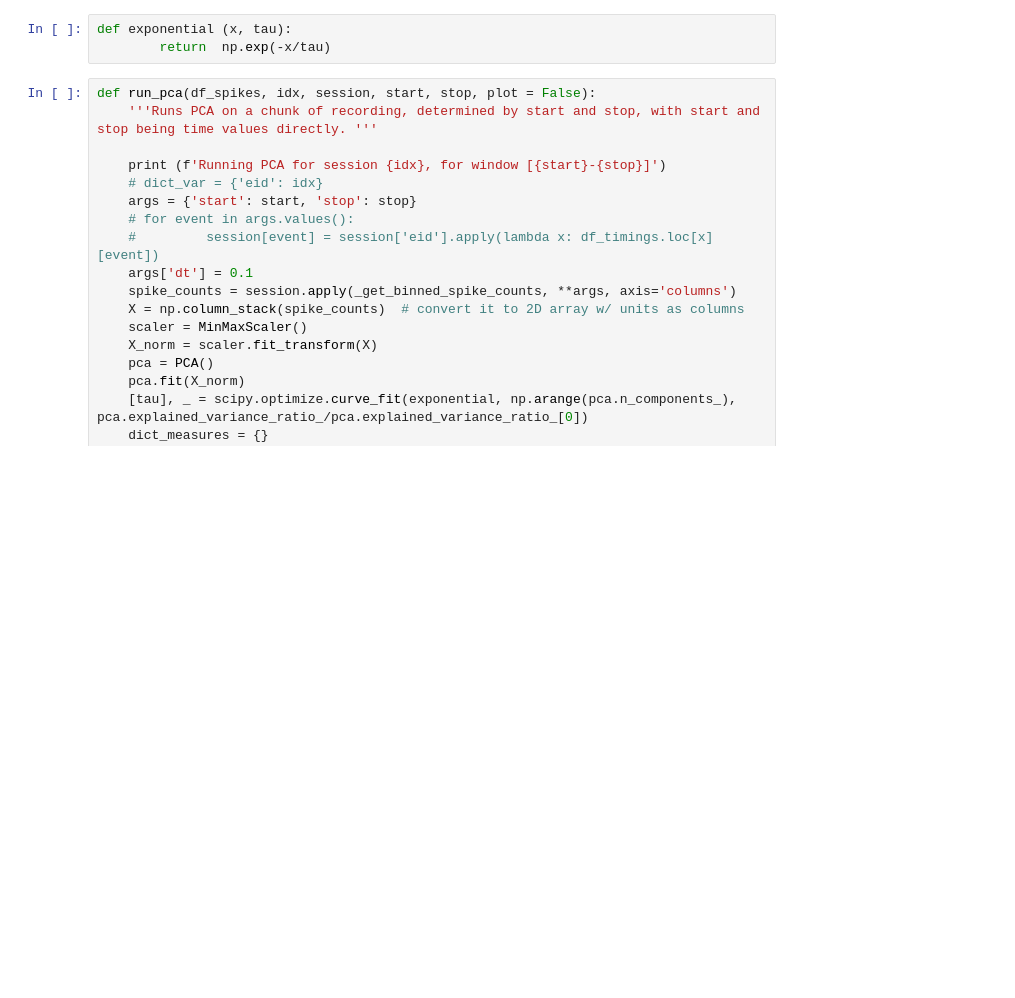
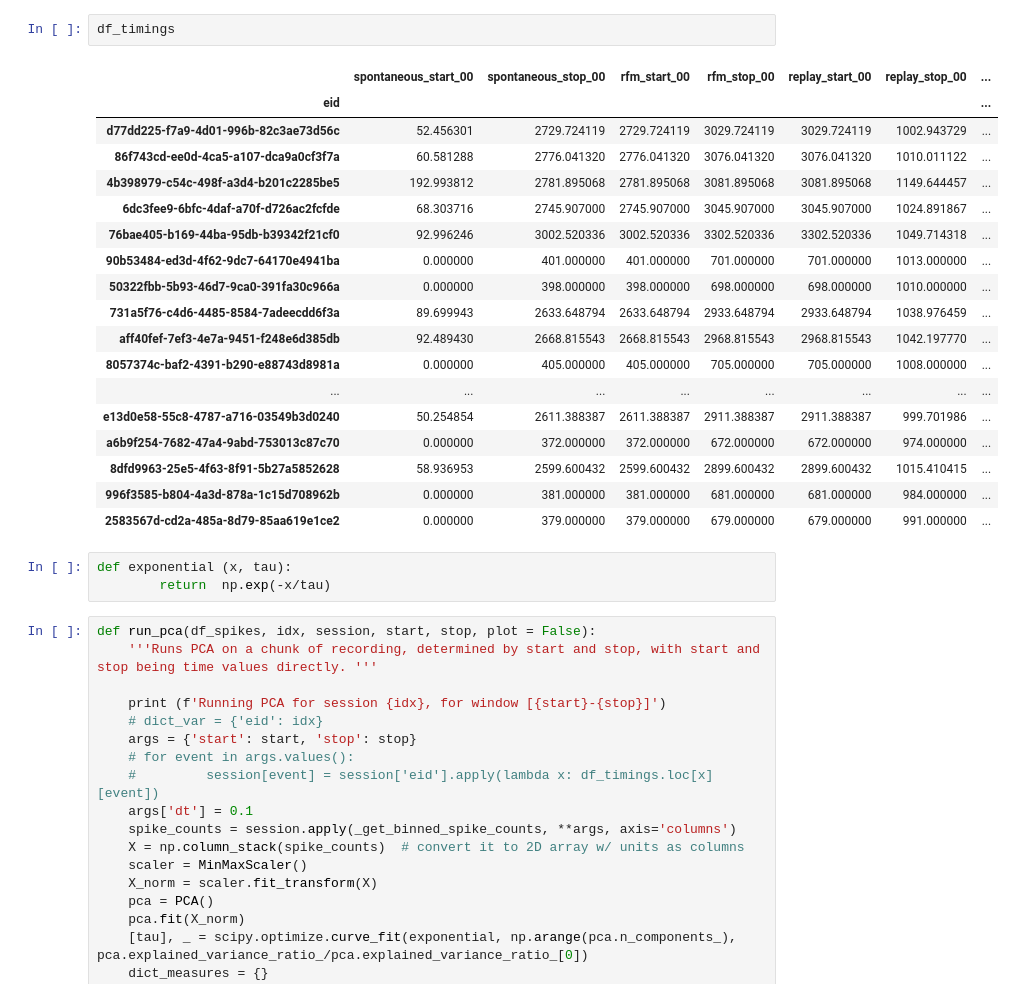
Before and after one commit to ja-94/psychedelics, a Jupyter notebook: 02_PCA_cleanup_inprocess.ipynb, the cells around one changed output. Cells and saved outputs as stored; diff of their text form; blank space fills up the shorter version.

```diff
--- a/02_PCA_cleanup_inprocess.ipynb
+++ b/02_PCA_cleanup_inprocess.ipynb
@@ -42,3 +59,24 @@ df_spikes = df_spikes[np.isin(df_spikes['eid'], df_timings.index)]
+# %%
+df_timings
+# %% [output]
+|  | spontaneous_start_00 | spontaneous_stop_00 | rfm_start_00 | rfm_stop_00 | replay_start_00 | replay_stop_00 | ... |
+| eid |  |  |  |  |  |  | ... |
+| d77dd225-f7a9-4d01-996b-82c3ae73d56c | 52.456301 | 2729.724119 | 2729.724119 | 3029.724119 | 3029.724119 | 1002.943729 | ... |
+| 86f743cd-ee0d-4ca5-a107-dca9a0cf3f7a | 60.581288 | 2776.041320 | 2776.041320 | 3076.041320 | 3076.041320 | 1010.011122 | ... |
+| 4b398979-c54c-498f-a3d4-b201c2285be5 | 192.993812 | 2781.895068 | 2781.895068 | 3081.895068 | 3081.895068 | 1149.644457 | ... |
+| 6dc3fee9-6bfc-4daf-a70f-d726ac2fcfde | 68.303716 | 2745.907000 | 2745.907000 | 3045.907000 | 3045.907000 | 1024.891867 | ... |
+| 76bae405-b169-44ba-95db-b39342f21cf0 | 92.996246 | 3002.520336 | 3002.520336 | 3302.520336 | 3302.520336 | 1049.714318 | ... |
+| 90b53484-ed3d-4f62-9dc7-64170e4941ba | 0.000000 | 401.000000 | 401.000000 | 701.000000 | 701.000000 | 1013.000000 | ... |
+| 50322fbb-5b93-46d7-9ca0-391fa30c966a | 0.000000 | 398.000000 | 398.000000 | 698.000000 | 698.000000 | 1010.000000 | ... |
+| 731a5f76-c4d6-4485-8584-7adeecdd6f3a | 89.699943 | 2633.648794 | 2633.648794 | 2933.648794 | 2933.648794 | 1038.976459 | ... |
+| aff40fef-7ef3-4e7a-9451-f248e6d385db | 92.489430 | 2668.815543 | 2668.815543 | 2968.815543 | 2968.815543 | 1042.197770 | ... |
+| 8057374c-baf2-4391-b290-e88743d8981a | 0.000000 | 405.000000 | 405.000000 | 705.000000 | 705.000000 | 1008.000000 | ... |
+| ... | ... | ... | ... | ... | ... | ... | ... |
+| e13d0e58-55c8-4787-a716-03549b3d0240 | 50.254854 | 2611.388387 | 2611.388387 | 2911.388387 | 2911.388387 | 999.701986 | ... |
+| a6b9f254-7682-47a4-9abd-753013c87c70 | 0.000000 | 372.000000 | 372.000000 | 672.000000 | 672.000000 | 974.000000 | ... |
+| 8dfd9963-25e5-4f63-8f91-5b27a5852628 | 58.936953 | 2599.600432 | 2599.600432 | 2899.600432 | 2899.600432 | 1015.410415 | ... |
+| 996f3585-b804-4a3d-878a-1c15d708962b | 0.000000 | 381.000000 | 381.000000 | 681.000000 | 681.000000 | 984.000000 | ... |
+| 2583567d-cd2a-485a-8d79-85aa619e1ce2 | 0.000000 | 379.000000 | 379.000000 | 679.000000 | 679.000000 | 991.000000 | ... |
 # %%
 def exponential (x, tau):
         return  np.exp(-x/tau)
```
Also changed, not shown: parts of 6 cells of this notebook, 2 other files.
